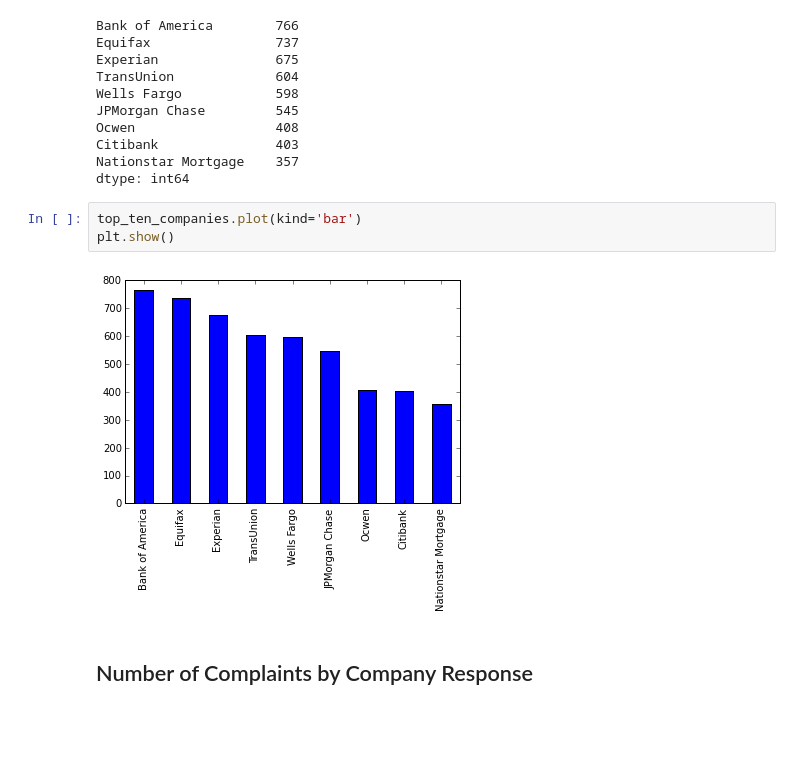
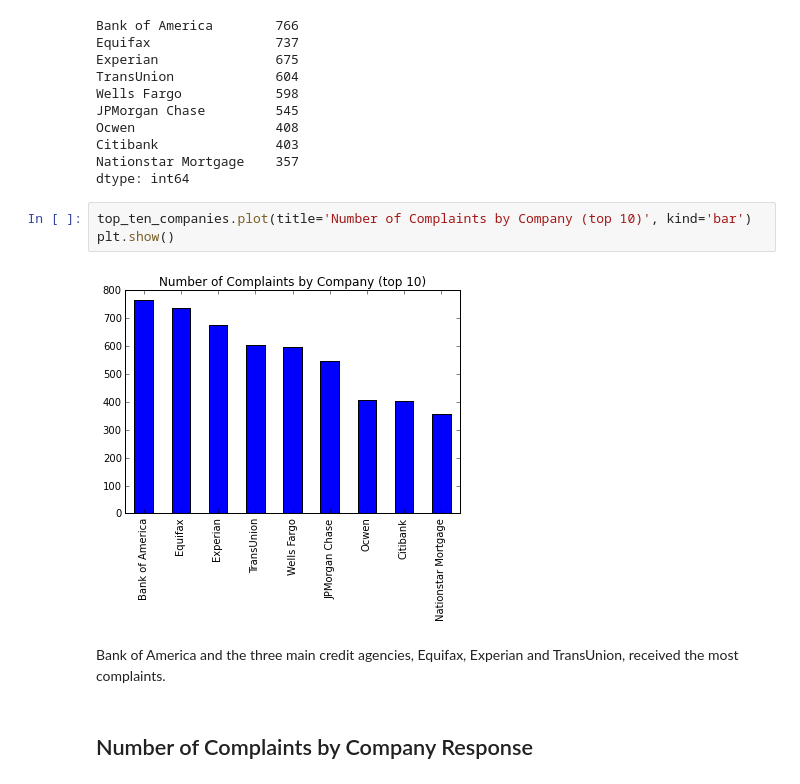
Before and after one commit to TylerKotkin/consumer-complaints, a Jupyter notebook: consumer_complaints.ipynb, the cells around one changed output. Saved outputs shown, nothing was run; the diff lists cells and outputs as text; blank space fills up the shorter version.

```diff
--- a/consumer_complaints.ipynb
+++ b/consumer_complaints.ipynb
@@ -69,10 +69,12 @@ Citibank               403
 Nationstar Mortgage    357
 dtype: int64
 # %%
-top_ten_companies.plot(kind='bar')
+top_ten_companies.plot(title='Number of Complaints by Company (top 10)', kind='bar')
 plt.show()
 # %% [output]
-[figure, old version]
+[figure, new version]
+# %% [markdown]
+Bank of America and the three main credit agencies, Equifax, Experian and TransUnion, received the most complaints.
 # %% [markdown]
 ## Number of Complaints by Company Response
 # %%
```
Also changed, not shown: parts of 14 cells of this notebook.
